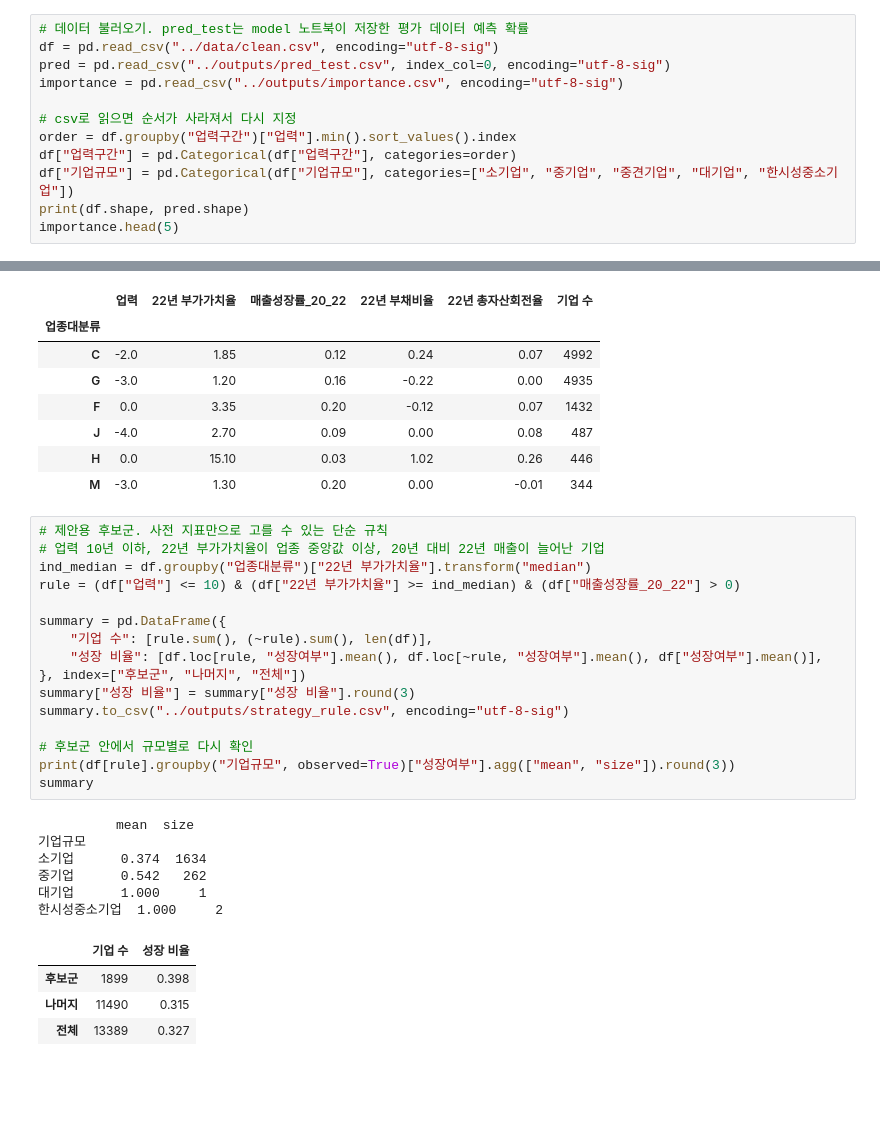
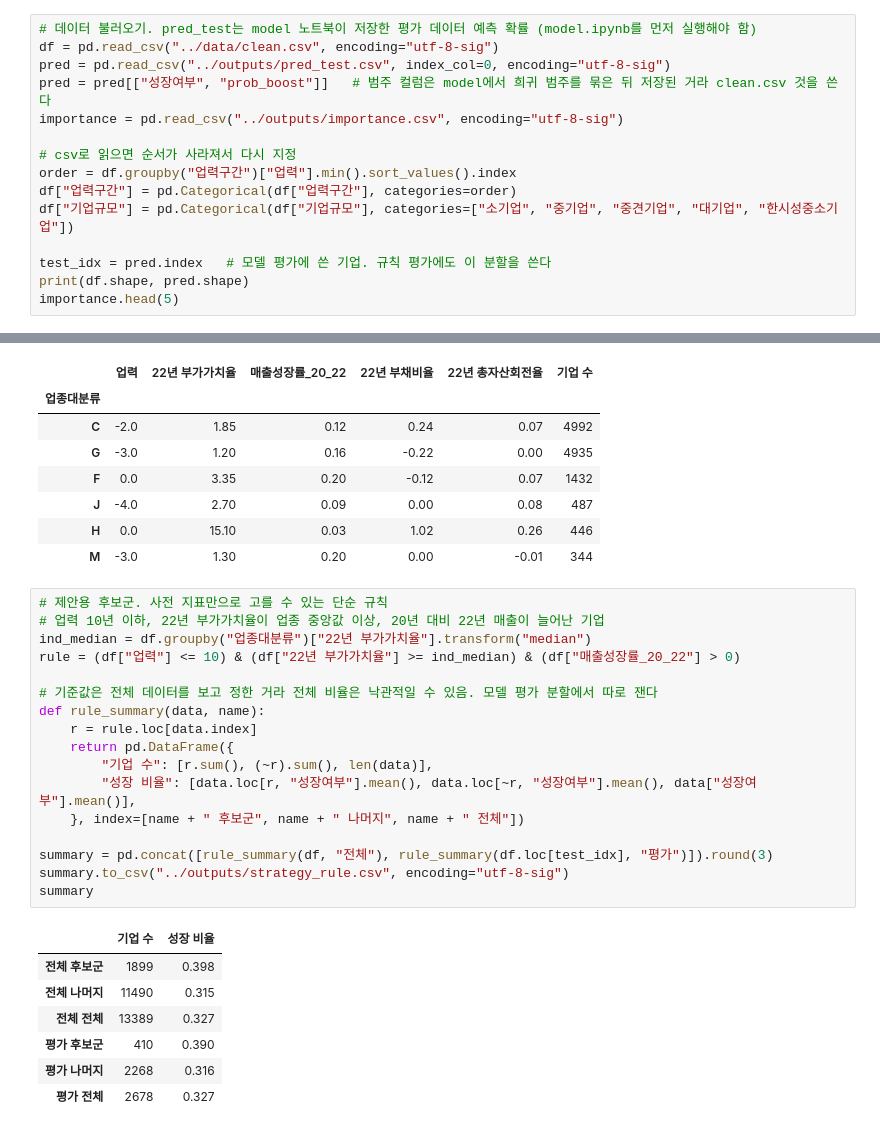
Before and after one commit to JeongHyck06/2026-2_DS_Hackathon, a Jupyter notebook: notebooks/strategy.ipynb, the cells around one changed output, grey strips where cells are left out. Saved outputs shown, nothing was run; the diff lists cells and outputs as text; blank space fills up the shorter version.

```diff
--- a/notebooks/strategy.ipynb
+++ b/notebooks/strategy.ipynb
@@ -13,15 +13,18 @@ plt.rcParams["axes.unicode_minus"] = False
 os.makedirs("../outputs", exist_ok=True)
 MIN_GROUP = 100   # 세그먼트 비율을 볼 때 필요한 최소 기업 수
 # %%
-# 데이터 불러오기. pred_test는 model 노트북이 저장한 평가 데이터 예측 확률
+# 데이터 불러오기. pred_test는 model 노트북이 저장한 평가 데이터 예측 확률 (model.ipynb를 먼저 실행해야 함)
 df = pd.read_csv("../data/clean.csv", encoding="utf-8-sig")
 pred = pd.read_csv("../outputs/pred_test.csv", index_col=0, encoding="utf-8-sig")
+pred = pred[["성장여부", "prob_boost"]]   # 범주 컬럼은 model에서 희귀 범주를 묶은 뒤 저장된 거라 clean.csv 것을 쓴다
 importance = pd.read_csv("../outputs/importance.csv", encoding="utf-8-sig")
 
 # csv로 읽으면 순서가 사라져서 다시 지정
 order = df.groupby("업력구간")["업력"].min().sort_values().index
 df["업력구간"] = pd.Categorical(df["업력구간"], categories=order)
 df["기업규모"] = pd.Categorical(df["기업규모"], categories=["소기업", "중기업", "중견기업", "대기업", "한시성중소기업"])
+
+test_idx = pred.index   # 모델 평가에 쓴 기업. 규칙 평가에도 이 분할을 쓴다
 print(df.shape, pred.shape)
 importance.head(5)
 # %% [output]
@@ -133,27 +138,25 @@ within.round(2)
 # %%
 # 제안용 후보군. 사전 지표만으로 고를 수 있는 단순 규칙
 # 업력 10년 이하, 22년 부가가치율이 업종 중앙값 이상, 20년 대비 22년 매출이 늘어난 기업
 ind_median = df.groupby("업종대분류")["22년 부가가치율"].transform("median")
 rule = (df["업력"] <= 10) & (df["22년 부가가치율"] >= ind_median) & (df["매출성장률_20_22"] > 0)
 
-summary = pd.DataFrame({
-    "기업 수": [rule.sum(), (~rule).sum(), len(df)],
-    "성장 비율": [df.loc[rule, "성장여부"].mean(), df.loc[~rule, "성장여부"].mean(), df["성장여부"].mean()],
-}, index=["후보군", "나머지", "전체"])
-summary["성장 비율"] = summary["성장 비율"].round(3)
+# 기준값은 전체 데이터를 보고 정한 거라 전체 비율은 낙관적일 수 있음. 모델 평가 분할에서 따로 잰다
+def rule_summary(data, name):
+    r = rule.loc[data.index]
+    return pd.DataFrame({
+        "기업 수": [r.sum(), (~r).sum(), len(data)],
+        "성장 비율": [data.loc[r, "성장여부"].mean(), data.loc[~r, "성장여부"].mean(), data["성장여부"].mean()],
+    }, index=[name + " 후보군", name + " 나머지", name + " 전체"])
+
+summary = pd.concat([rule_summary(df, "전체"), rule_summary(df.loc[test_idx], "평가")]).round(3)
 summary.to_csv("../outputs/strategy_rule.csv", encoding="utf-8-sig")
-
-# 후보군 안에서 규모별로 다시 확인
-print(df[rule].groupby("기업규모", observed=True)["성장여부"].agg(["mean", "size"]).round(3))
 summary
 # %% [output]
-          mean  size
-기업규모
-소기업      0.374  1634
-중기업      0.542   262
-대기업      1.000     1
-한시성중소기업  1.000     2
 |  | 기업 수 | 성장 비율 |
-| 후보군 | 1899 | 0.398 |
-| 나머지 | 11490 | 0.315 |
-| 전체 | 13389 | 0.327 |
+| 전체 후보군 | 1899 | 0.398 |
+| 전체 나머지 | 11490 | 0.315 |
+| 전체 전체 | 13389 | 0.327 |
+| 평가 후보군 | 410 | 0.390 |
+| 평가 나머지 | 2268 | 0.316 |
+| 평가 전체 | 2678 | 0.327 |
```
Also changed, not shown: parts of 5 cells of this notebook.
